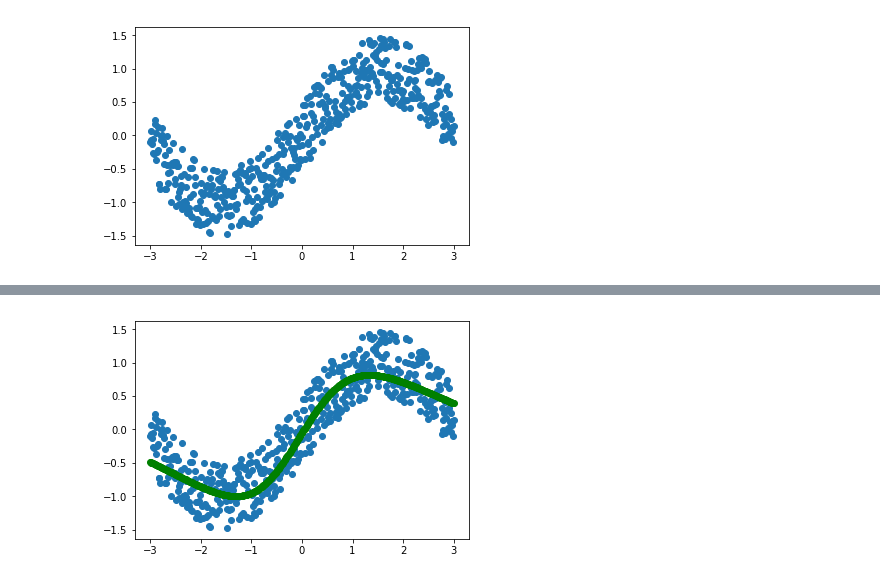
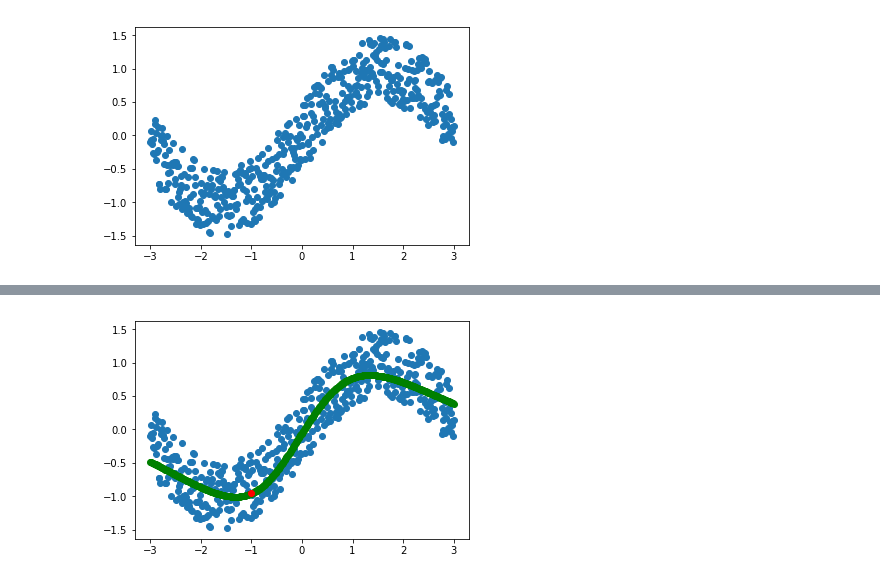
Before and after one commit to prnvbn/Basic-AI-present, a Jupyter notebook: Supervised Polynomial Regression.ipynb, the cells around one changed output, grey strips where cells are left out. Cells and saved outputs as stored; diff of their text form; code cells hidden in the pictures.

Commit message:
Add prediction, Fix Header

```diff
--- a/Supervised Polynomial Regression.ipynb
+++ b/Supervised Polynomial Regression.ipynb
@@ -59,8 +59,10 @@ Epoch 50/50
 # %%
 # Plotting the predictions
 predictions = model.predict(X)
+ppoint = model.predict([-1])[0][0]
 plt.scatter(X,y)
 plt.plot(X,predictions, 'go')
+plt.plot([-1], [ppoint], 'ro')
 plt.show()
 # %% [output]
-[figure, old version]
+[figure, new version]
```
Also changed, not shown: parts of 1 cell of this notebook.
